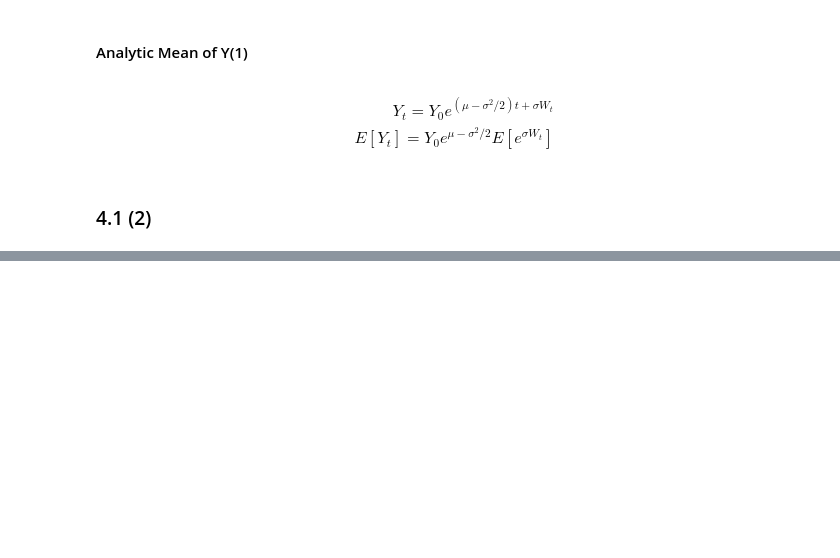
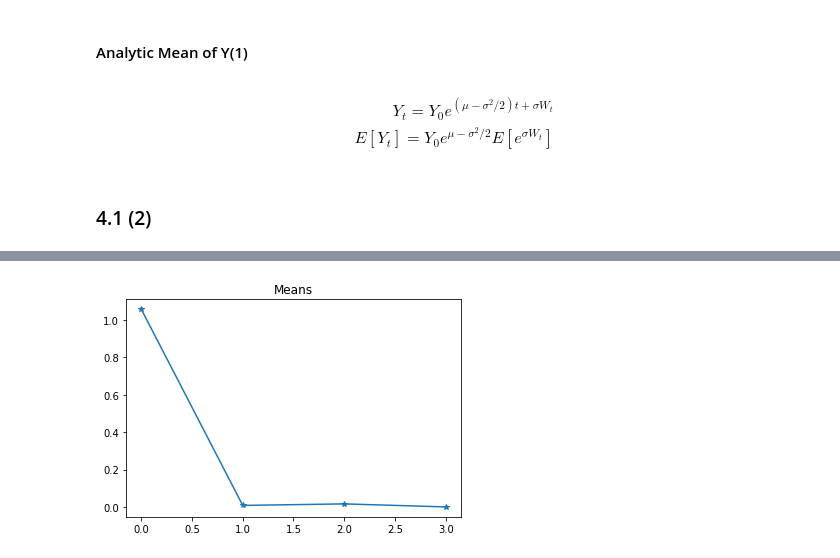
Before and after one commit to hardikparwana/aerosp567, a Jupyter notebook: Project 1_4.ipynb, the cells around one changed output, grey strips where cells are left out. Drawn from its saved outputs; the diff is of its cells as text; code cells hidden in the pictures; blank space fills up the shorter version.

```diff
--- a/Project 1_4.ipynb
+++ b/Project 1_4.ipynb
@@ -34,10 +34,11 @@ def generate_random_walk_path(steps, n):
 # %% [markdown]
 ### 1. Simulate Geometric Brownian Motion
 # %%
-def generate_geometric_brownian_motion(dW, N):
+def generate_geometric_brownian_motion(dW, N, dt):
     '''
-    Euler Maruyama Inetgration
+    Euler Maruyama IntEgration
     '''
+    time = [0]
     Y = [1.0]
     mu = 0.05
     sigma = 0.2
@@ -48,7 +49,9 @@ def generate_geometric_brownian_motion(dW, N):
         delta_W = dW[n]
         Y_next = Y_n + bt*dt + ht*delta_W
         Y.append(Y_next)
-    return np.asarray(Y)
+        t = time[-1] + dt
+        time.append(t)
+    return np.asarray(Y), time
 # %% [markdown]
 ### 4.1 (1)
 # %%
@@ -94,8 +97,8 @@ def brownian_fine_to_coarse(T, dt, brownian_fine, M):
     num_samples =  int(np.ceil(T/dt)) + 1
     num_paths = brownian_fine.shape[0]
     brownian_coarse = np.zeros((num_paths, num_samples))
-    brownian_coarse[0,:] = brownian_[0,:]
+    brownian_coarse[:,0] = brownian_fine[:,0]
     for ii in range(1, num_samples):
         delta = brownian_fine[:, ii * M] - brownian_fine[:, (ii-1)*M]
-        brownian_coarse[:, ii] = brownian_coarse[:, ii] + delta
+        brownian_coarse[:, ii] = brownian_coarse[:, ii-1] + delta
     return brownian_coarse
@@ -101,0 +165,69 @@ def brownian_fine_to_coarse(T, dt, brownian_fine, M):
+# %%
+def generate_geometric_motion(DT, TFINAL, num_trials):
+    num_samples = int(np.ceil(TFINAL/DT)) + 1
+    brownian_ = np.zeros((num_trials, num_samples+1))
+    geometric_ = np.zeros((num_trials, num_samples+1))
+    for trial in range(num_trials):
+        brownian_[trial, :] = generate_gaussian_steps_dt(num_samples+1,DT)  # Use these as Delta W_n
+        geometric_[trial, :], times_fine = generate_geometric_brownian_motion(brownian_[trial,:], num_samples, DT)
+    return geometric_, brownian_
+
+def generate_coarse_geometric_from_brownian(brownian_fine, TFINAL, DT1, DT2, num_trials):
+    brownian_coarse = brownian_fine_to_coarse(TFINAL, DT2, brownian_fine, int(DT2/DT1))
+    num_samples_coarse = int(np.ceil(TFINAL/DT2)) + 1
+    geometric_coarse = np.zeros((num_trials, num_samples_coarse+1))
+    for trial in range(num_trials):
+        geometric_coarse[trial, :], times_coarse = generate_geometric_brownian_motion(brownian_coarse[trial,:], num_samples_coarse, DT2)
+    return geometric_coarse
+
+
+TFINAL = 1.0 # final time
+# DT1 = 4**(-5)  # time step 1
+# DT2 = 4**(-4)  # time step 2
+# DT3 = 4**(-3)  # time step 3
+# DT4 = 4**(-2)  # time step 4
+
+DT1 = 4**(-2)  # time step 1
+DT2 = 4**(-3)  # time step 2
+DT3 = 4**(-4)  # time step 3
+DT4 = 4**(-5)  # time step 4
+
+num_trials = 1000
+
+# Level 0
+geometric_fine, _ = generate_geometric_motion(DT1, TFINAL, num_trials)
+level_0 = geometric_fine[:,-1] # data only for last (T=1) element
+
+# Level 1
+geometric_fine, brownian_fine = generate_geometric_motion(DT2, TFINAL, num_trials)
+geometric_coarse = generate_coarse_geometric_from_brownian(brownian_fine, TFINAL, DT2, DT1, num_trials)
+level_1 = geometric_fine[:,-1] - geometric_coarse[:,-1]
+
+# Level 2
+geometric_fine, brownian_fine = generate_geometric_motion(DT3, TFINAL, num_trials)
+geometric_coarse = generate_coarse_geometric_from_brownian(brownian_fine, TFINAL, DT3, DT2, num_trials)
+level_2 = geometric_fine[:,-1] - geometric_coarse[:,-1]
+
+# Level 3
+geometric_fine, brownian_fine = generate_geometric_motion(DT4, TFINAL, num_trials)
+geometric_coarse = generate_coarse_geometric_from_brownian(brownian_fine, TFINAL, DT4, DT3, num_trials)
+level_3 = geometric_fine[:,-1] - geometric_coarse[:,-1]
+
+# Expectation at Y(1) with MLMC
+Y1 = np.mean(level_0) + np.mean(level_1) + np.mean(level_2) + np.mean(level_3)
+print("Y1", Y1)
+
+# Expectations of each level across
+means = [np.mean(level_0), np.mean(level_1), np.mean(level_2), np.mean(level_3)]
+print("Means", means)
+plt.figure()
+plt.plot(means,'*-')
+plt.title("Means")
+
+# Variances of each level
+variances = [np.std(level_0)**2, np.std(level_1)**2, np.std(level_2)**2, np.std(level_3)**2]
+print("Variances", variances)
+plt.figure()
+plt.plot(variances,'*-')
+plt.title("Variances")
+# %% [output]
@@ -101,0 +238 @@ def brownian_fine_to_coarse(T, dt, brownian_fine, M):
+[figure, added]
```
Also changed, not shown: parts of 13 cells of this notebook, 1 other file.
